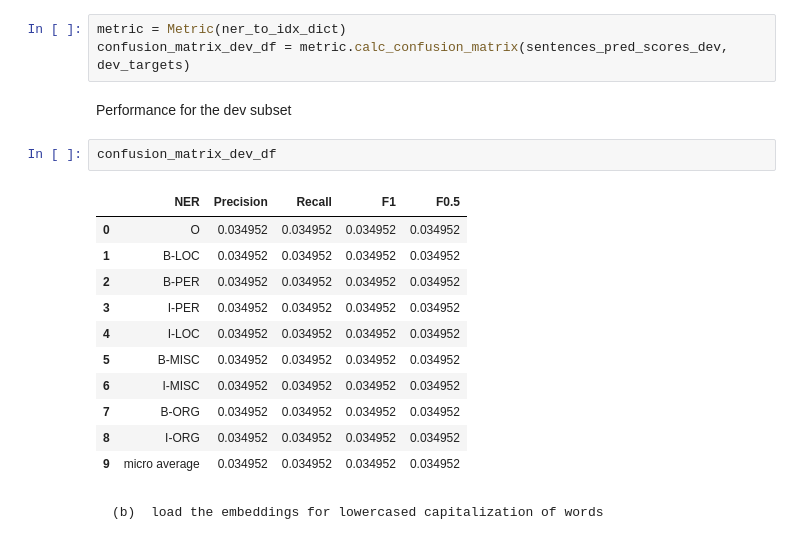
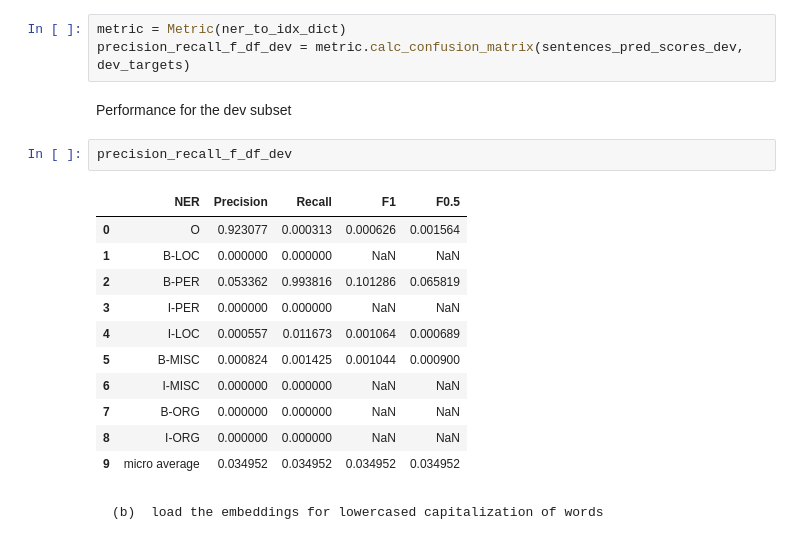
Before and after one commit to DmytroBabenko/Data-Science-NLP-DL-HW5, a Jupyter notebook: NER_detection_runner.ipynb, the cells around one changed output. Cells and saved outputs as stored; diff of their text form.

```diff
--- a/NER_detection_runner.ipynb
+++ b/NER_detection_runner.ipynb
@@ -227,23 +229,23 @@ Show report for test
 sentences_pred_scores_dev = trainer.predict(dev_features)
 # %%
 metric = Metric(ner_to_idx_dict)
-confusion_matrix_dev_df = metric.calc_confusion_matrix(sentences_pred_scores_dev, dev_targets)
+precision_recall_f_df_dev = metric.calc_confusion_matrix(sentences_pred_scores_dev, dev_targets)
 # %% [markdown]
 Performance for the dev subset
-# %%
-confusion_matrix_dev_df
-# %% [output]
-|  | NER | Precision | Recall | F1 | F0.5 |
-| 0 | O | 0.034952 | 0.034952 | 0.034952 | 0.034952 |
-| 1 | B-LOC | 0.034952 | 0.034952 | 0.034952 | 0.034952 |
-| 2 | B-PER | 0.034952 | 0.034952 | 0.034952 | 0.034952 |
-| 3 | I-PER | 0.034952 | 0.034952 | 0.034952 | 0.034952 |
-| 4 | I-LOC | 0.034952 | 0.034952 | 0.034952 | 0.034952 |
-| 5 | B-MISC | 0.034952 | 0.034952 | 0.034952 | 0.034952 |
-| 6 | I-MISC | 0.034952 | 0.034952 | 0.034952 | 0.034952 |
-| 7 | B-ORG | 0.034952 | 0.034952 | 0.034952 | 0.034952 |
-| 8 | I-ORG | 0.034952 | 0.034952 | 0.034952 | 0.034952 |
-| 9 | micro average | 0.034952 | 0.034952 | 0.034952 | 0.034952 |
+# %%
+precision_recall_f_df_dev
+# %% [output]
+|  | NER | Precision | Recall | F1 | F0.5 |
+| 0 | O | 0.923077 | 0.000313 | 0.000626 | 0.001564 |
+| 1 | B-LOC | 0.000000 | 0.000000 | NaN | NaN |
+| 2 | B-PER | 0.053362 | 0.993816 | 0.101286 | 0.065819 |
+| 3 | I-PER | 0.000000 | 0.000000 | NaN | NaN |
+| 4 | I-LOC | 0.000557 | 0.011673 | 0.001064 | 0.000689 |
+| 5 | B-MISC | 0.000824 | 0.001425 | 0.001044 | 0.000900 |
+| 6 | I-MISC | 0.000000 | 0.000000 | NaN | NaN |
+| 7 | B-ORG | 0.000000 | 0.000000 | NaN | NaN |
+| 8 | I-ORG | 0.000000 | 0.000000 | NaN | NaN |
+| 9 | micro average | 0.034952 | 0.034952 | 0.034952 | 0.034952 |
 # %% [markdown]
     (b)  load the embeddings for lowercased capitalization of words
 # %%
```
Also changed, not shown: parts of 16 cells of this notebook, 1 other file.
